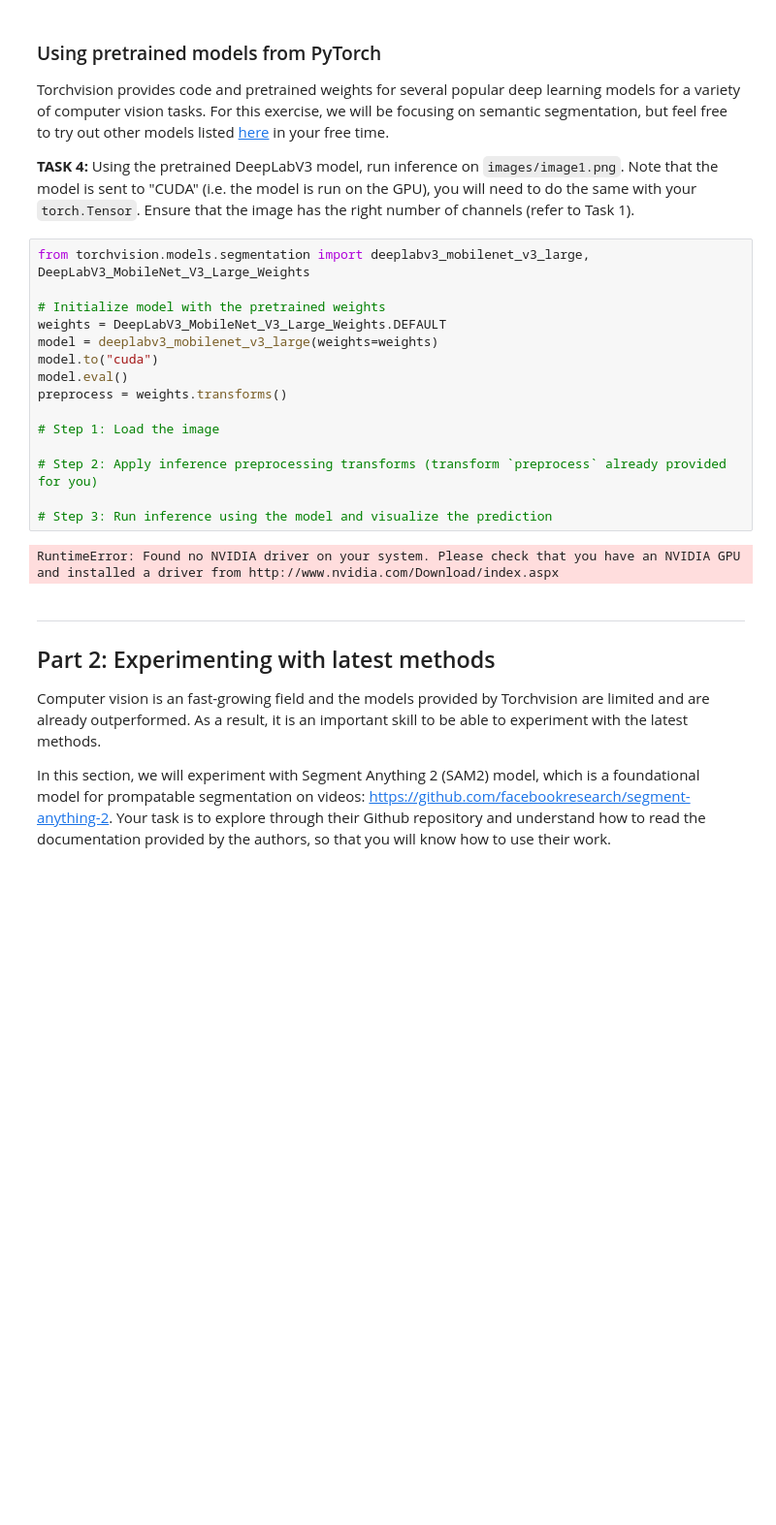
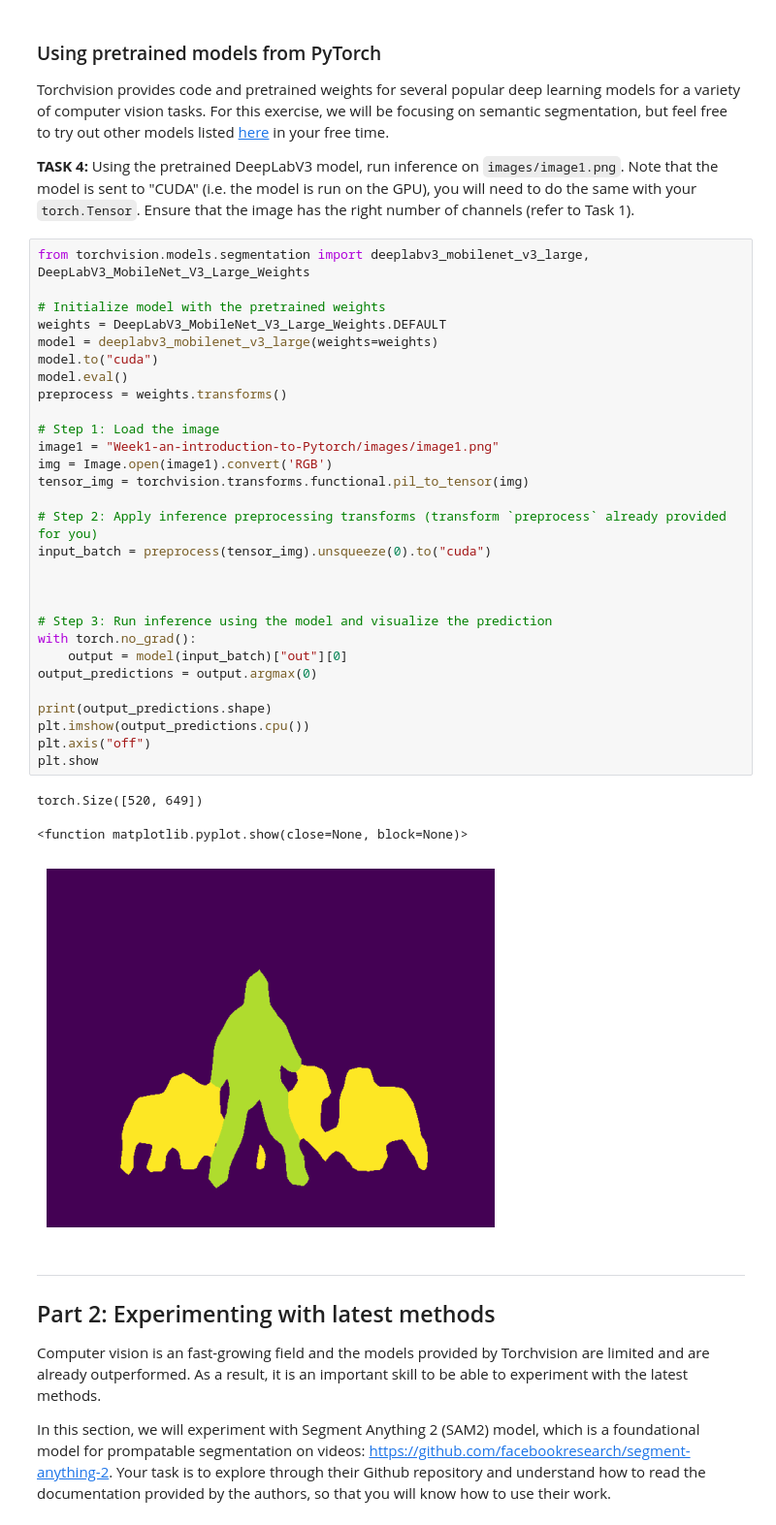
Before and after one commit to bo22354/Week1-an-introduction-to-Pytorch, a Jupyter notebook: lab-0-introduction-to-pytorch.ipynb, the cells around one changed output. Shown at 97% size. Cells and saved outputs as stored; diff of their text form; blank space fills up the shorter version.

```diff
--- a/lab-0-introduction-to-pytorch.ipynb
+++ b/lab-0-introduction-to-pytorch.ipynb
@@ -185,20 +185,36 @@ Ensure that the image has the right number of channels (refer to Task 1).
 # %%
 from torchvision.models.segmentation import deeplabv3_mobilenet_v3_large, DeepLabV3_MobileNet_V3_Large_Weights
 
 # Initialize model with the pretrained weights
 weights = DeepLabV3_MobileNet_V3_Large_Weights.DEFAULT
 model = deeplabv3_mobilenet_v3_large(weights=weights)
 model.to("cuda")
 model.eval()
 preprocess = weights.transforms()
 
 # Step 1: Load the image
+image1 = "Week1-an-introduction-to-Pytorch/images/image1.png"
+img = Image.open(image1).convert('RGB')
+tensor_img = torchvision.transforms.functional.pil_to_tensor(img)
 
 # Step 2: Apply inference preprocessing transforms (transform `preprocess` already provided for you)
+input_batch = preprocess(tensor_img).unsqueeze(0).to("cuda")
+
+
 
 # Step 3: Run inference using the model and visualize the prediction
+with torch.no_grad():
+    output = model(input_batch)["out"][0]
+output_predictions = output.argmax(0)
+
+print(output_predictions.shape)
+plt.imshow(output_predictions.cpu())
+plt.axis("off")
+plt.show
 # %% [output]
-RuntimeError: Found no NVIDIA driver on your system. Please check that you have an NVIDIA GPU and installed a driver from http://www.nvidia.com/Download/index.aspx
+torch.Size([520, 649])
+<function matplotlib.pyplot.show(close=None, block=None)>
+[figure, added]
 # %% [markdown]
 ---
 
```
Also changed, not shown: parts of 5 cells of this notebook.
